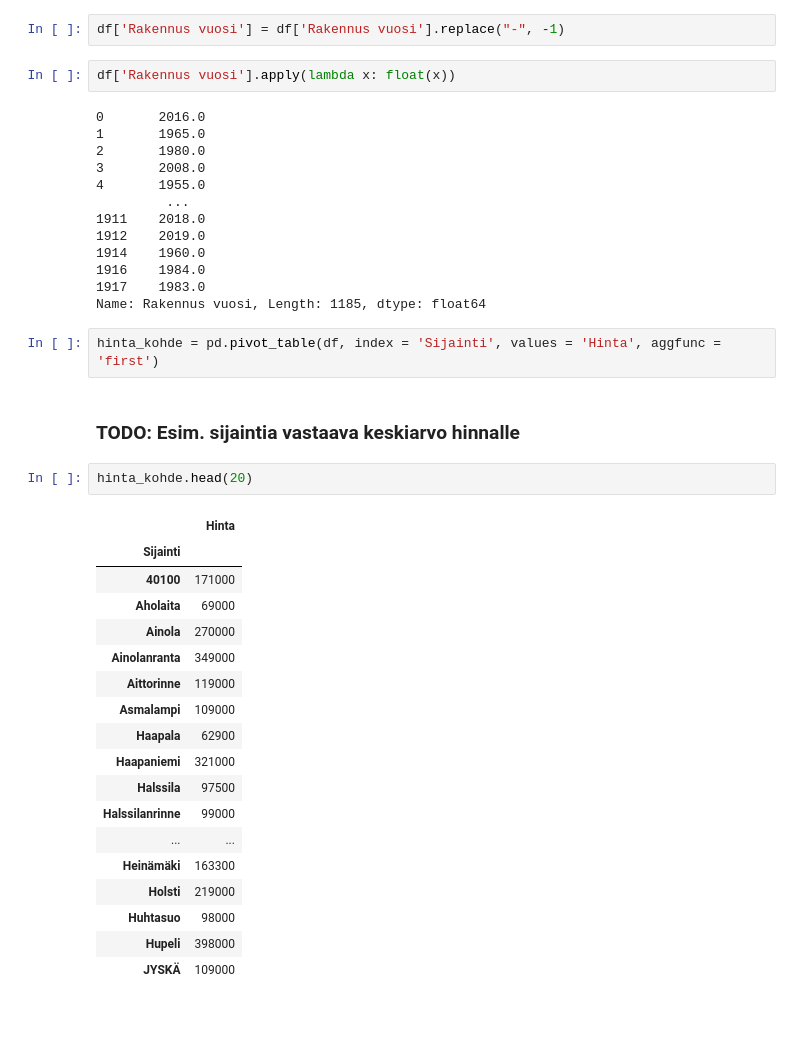
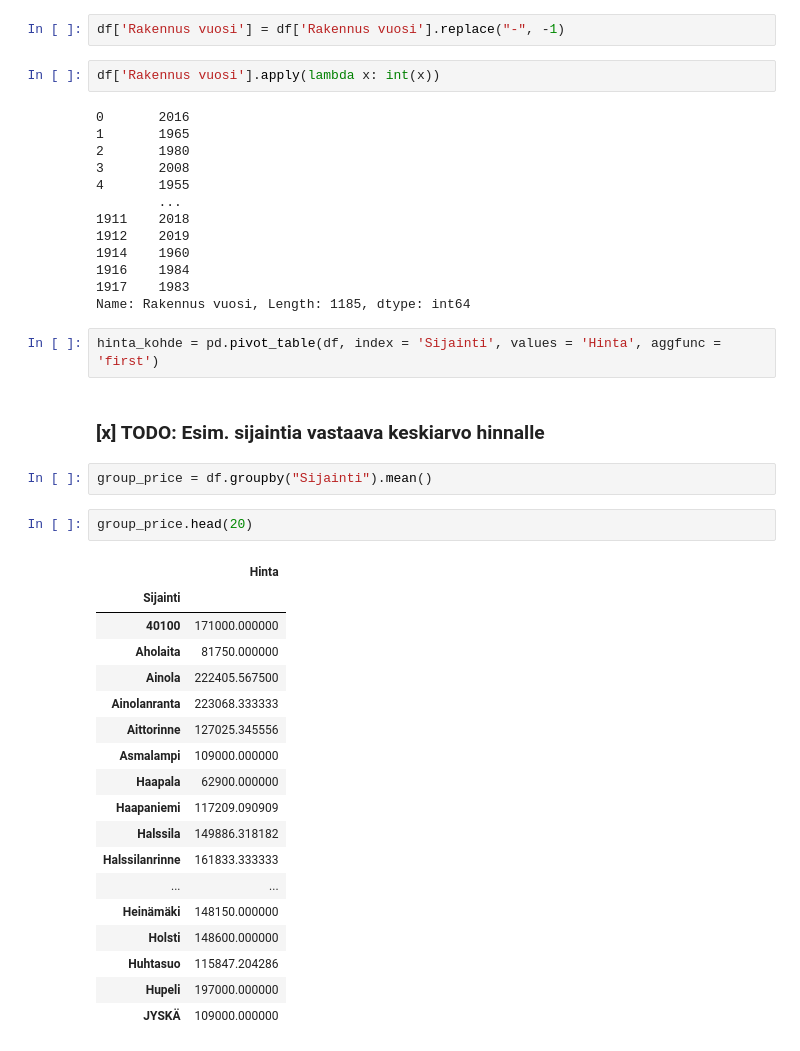
Before and after one commit to Pythonen/data_science_prokkis, a Jupyter notebook: data_cleaning.ipynb, the cells around one changed output. Drawn from its saved outputs; the diff is of its cells as text; blank space fills up the shorter version.

Commit message:
grouping by location and year

```diff
--- a/data_cleaning.ipynb
+++ b/data_cleaning.ipynb
@@ -76,42 +58,44 @@ df
 # %%
 df['Rakennus vuosi'] = df['Rakennus vuosi'].replace("-", -1)
 # %%
-df['Rakennus vuosi'].apply(lambda x: float(x))
+df['Rakennus vuosi'].apply(lambda x: int(x))
 # %% [output]
-0       2016.0
-1       1965.0
-2       1980.0
-3       2008.0
-4       1955.0
-         ...
-1911    2018.0
-1912    2019.0
-1914    1960.0
-1916    1984.0
-1917    1983.0
-Name: Rakennus vuosi, Length: 1185, dtype: float64
+0       2016
+1       1965
+2       1980
+3       2008
+4       1955
+        ...
+1911    2018
+1912    2019
+1914    1960
+1916    1984
+1917    1983
+Name: Rakennus vuosi, Length: 1185, dtype: int64
 # %%
 hinta_kohde = pd.pivot_table(df, index = 'Sijainti', values = 'Hinta', aggfunc = 'first')
 # %% [markdown]
-### TODO: Esim. sijaintia vastaava keskiarvo hinnalle
+### [x] TODO: Esim. sijaintia vastaava keskiarvo hinnalle
+# %%
+group_price = df.groupby("Sijainti").mean()
 # %%
-hinta_kohde.head(20)
+group_price.head(20)
 # %% [output]
 |  | Hinta |
 | Sijainti |  |
-| 40100 | 171000 |
-| Aholaita | 69000 |
-| Ainola | 270000 |
-| Ainolanranta | 349000 |
-| Aittorinne | 119000 |
-| Asmalampi | 109000 |
-| Haapala | 62900 |
-| Haapaniemi | 321000 |
-| Halssila | 97500 |
-| Halssilanrinne | 99000 |
+| 40100 | 171000.000000 |
+| Aholaita | 81750.000000 |
+| Ainola | 222405.567500 |
+| Ainolanranta | 223068.333333 |
+| Aittorinne | 127025.345556 |
+| Asmalampi | 109000.000000 |
+| Haapala | 62900.000000 |
+| Haapaniemi | 117209.090909 |
+| Halssila | 149886.318182 |
+| Halssilanrinne | 161833.333333 |
 | ... | ... |
-| Heinämäki | 163300 |
-| Holsti | 219000 |
-| Huhtasuo | 98000 |
-| Hupeli | 398000 |
-| JYSKÄ | 109000 |
+| Heinämäki | 148150.000000 |
+| Holsti | 148600.000000 |
+| Huhtasuo | 115847.204286 |
+| Hupeli | 197000.000000 |
+| JYSKÄ | 109000.000000 |
```
Also changed, not shown: parts of 7 cells of this notebook.
